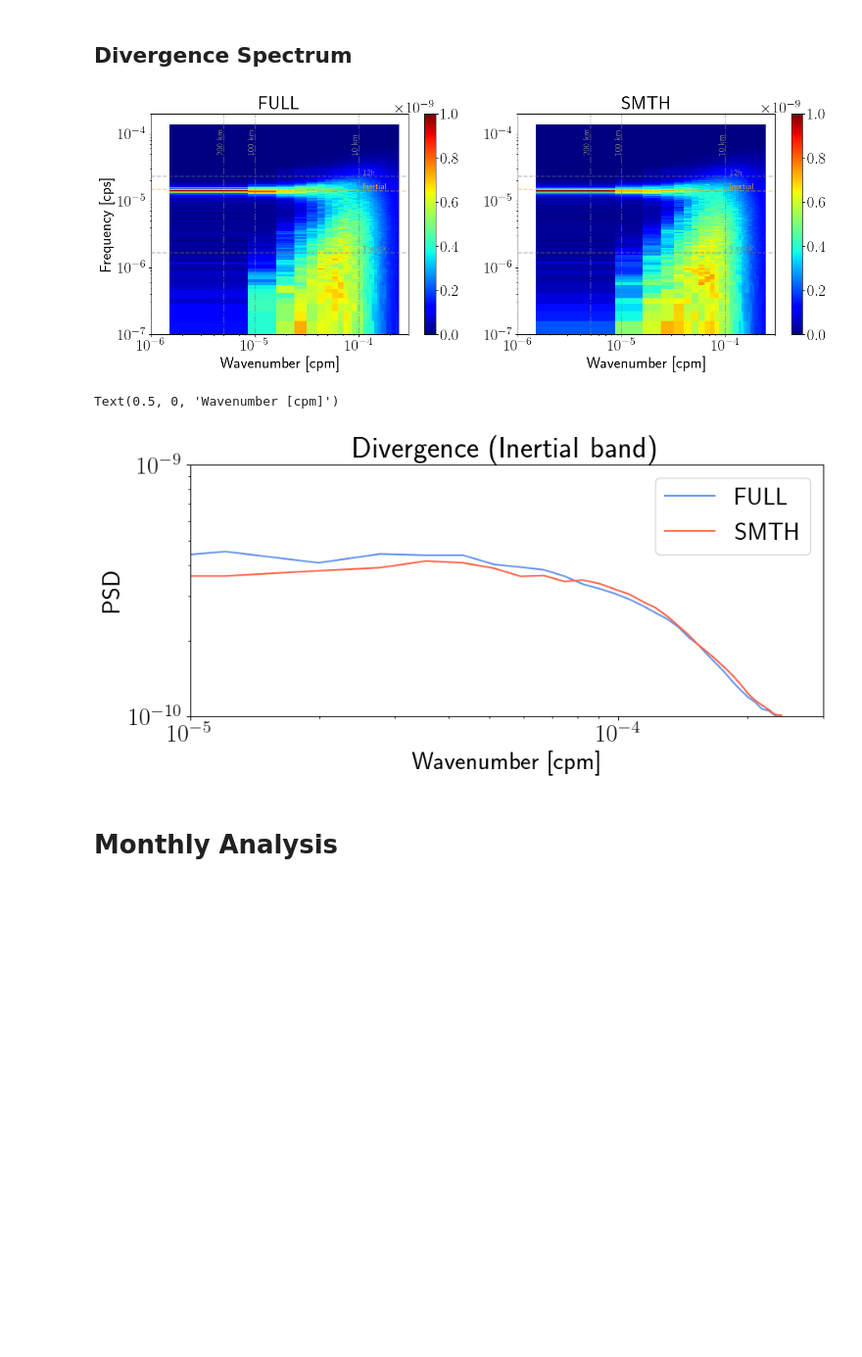
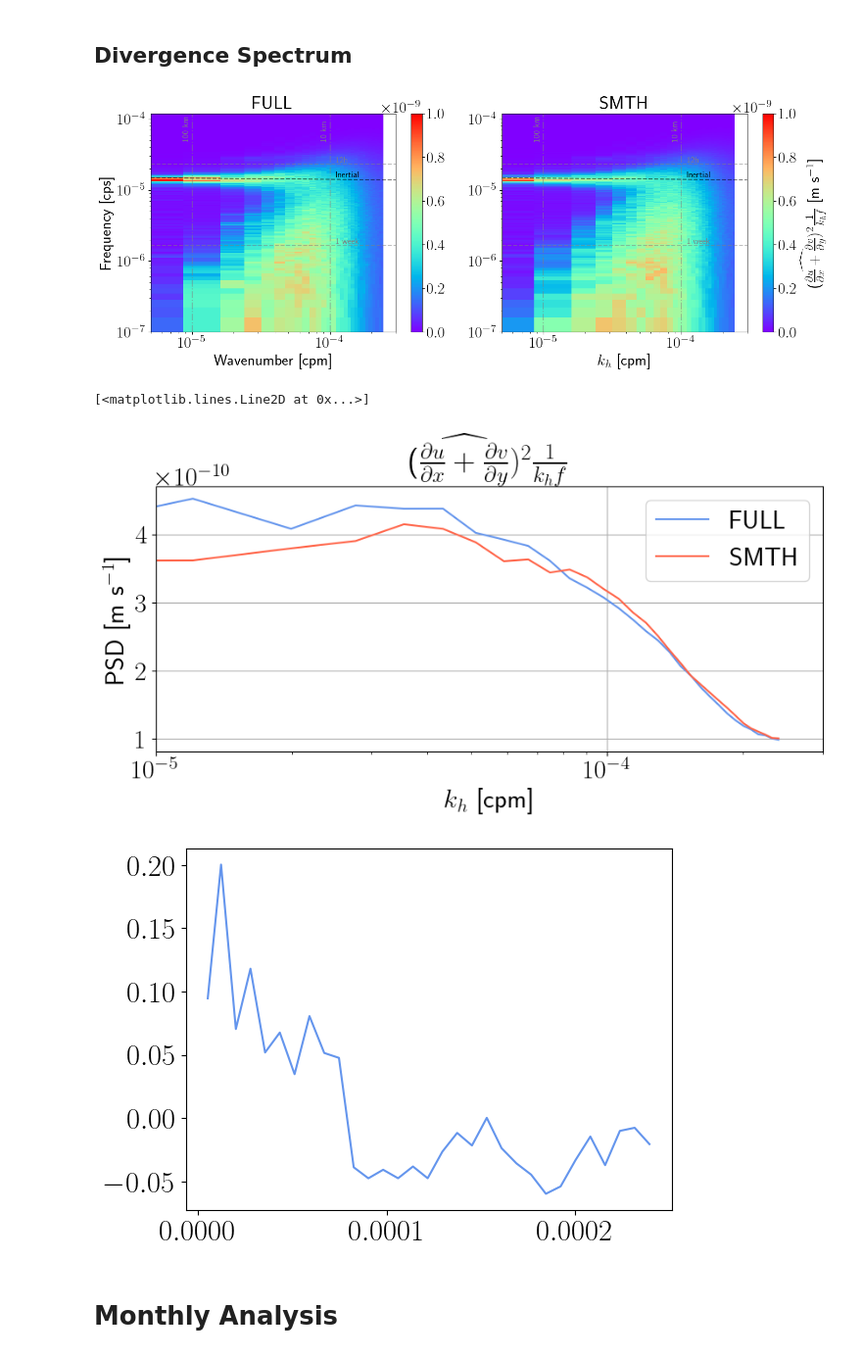
Before and after one commit to igoruchoa/FeedbackSubmeso, a Jupyter notebook: notebooks/TFB_NIW_proposal/WRF_freq_3D_parameter_saver.ipynb, the cells around one changed output. Shown at 98% size. Saved outputs shown, nothing was run; the diff lists cells and outputs as text; code cells hidden in the pictures; blank space fills up the shorter version.

Commit message:
Adding WRF NIW_TFB plots

```diff
--- a/notebooks/TFB_NIW_proposal/WRF_freq_3D_parameter_saver.ipynb
+++ b/notebooks/TFB_NIW_proposal/WRF_freq_3D_parameter_saver.ipynb
@@ -804,19 +853,20 @@ sigma_iso_smth=xrft.isotropize(sigma_smth_spec,fftdim=['freq_x','freq_y'],nfacto
 # %%
 val_min=0
 val_max=1e-9
-xmin=1e-6;xmax=3e-4;ymax=2e-4;ymin=1e-7
+# xmin=1e-6;xmax=3e-4;ymax=2e-4;ymin=1e-7
+xmin=0.5e-5;xmax=3e-4;ymax=1.2e-4;ymin=1e-7
 
 plt.figure(figsize=(15,6))
 
 plt.subplot(1,2,1)
 plt.pcolormesh(sigma_iso_full.freq_r/dxx,sigma_iso_full.freq_time_counter,
-               ((sigma_iso_full.real)/dxx),vmin=val_min,vmax=val_max,cmap='jet')
+               ((sigma_iso_full.real)/dxx),vmin=val_min,vmax=val_max,cmap='rainbow')
 
 'Lines for f'
 plt.plot([xmin,xmax],[sw.f(vart.nav_lat.mean()/(2*np.pi)),sw.f(vart.nav_lat.mean())/(2*np.pi)],
-         color='orange',linestyle='--',alpha=0.5)
+         color='k',linestyle='--',alpha=0.5)
 plt.text(1.1e-4,sw.f(vart.nav_lat.mean())/(2*np.pi)+1e-6,
-         r'Inertial',color='orange',fontsize=12)
+         r'Inertial',color='k',fontsize=12)
 plt.plot([xmin,xmax],[1/(12*60*60),1/(12*60*60)],
          color='gray',label=r'$\frac{f_o}{2\pi}$',linestyle='--',alpha=0.5)
 plt.text(1.1e-4,1/(12*60*60)+1e-6,
@@ -838,12 +888,6 @@ plt.plot([(1e-5),(1e-5)],[ymin,xmax],
 plt.text(8.5e-6,0.5e-4,r'100 km',color='gray',fontsize=12,rotation=90)
 
 
-plt.plot([(1/(200*1e3)),(1/(200*1e3))],[ymin,xmax],
-         color='gray',label=r'$\frac{f_o}{2\pi}$',alpha=0.5,linestyle='-.')
-plt.text(1/(200*1e3) -0.75e-6,0.5e-4,r'200 km',color='gray',fontsize=12,rotation=90)
-
-
-
 
 plt.title('FULL')
 plt.colorbar()
@@ -859,13 +903,13 @@ plt.xlabel(r'Wavenumber [cpm]')
 plt.subplot(1,2,2)
 
 plt.pcolormesh(sigma_iso_smth.freq_r/dxx,sigma_iso_smth.freq_time_counter,
-               ((sigma_iso_smth.real)/dxx),vmin=val_min,vmax=val_max,cmap='jet')
+               ((sigma_iso_smth.real)/dxx),vmin=val_min,vmax=val_max,cmap='rainbow')
 
 'Lines for f'
 plt.plot([xmin,xmax],[sw.f(vart.nav_lat.mean()/(2*np.pi)),sw.f(vart.nav_lat.mean())/(2*np.pi)],
-         color='orange',linestyle='--',alpha=0.5)
+         color='k',linestyle='--',alpha=0.5)
 plt.text(1.1e-4,sw.f(vart.nav_lat.mean())/(2*np.pi)+1e-6,
-         r'Inertial',color='orange',fontsize=12)
+         r'Inertial',color='k',fontsize=12)
 plt.plot([xmin,xmax],[1/(12*60*60),1/(12*60*60)],
          color='gray',label=r'$\frac{f_o}{2\pi}$',linestyle='--',alpha=0.5)
 plt.text(1.1e-4,1/(12*60*60)+1e-6,
@@ -887,46 +931,56 @@ plt.plot([(1e-5),(1e-5)],[ymin,xmax],
 plt.text(8.5e-6,0.5e-4,r'100 km',color='gray',fontsize=12,rotation=90)
 
 
-plt.plot([(1/(200*1e3)),(1/(200*1e3))],[ymin,xmax],
-         color='gray',label=r'$\frac{f_o}{2\pi}$',alpha=0.5,linestyle='-.')
-plt.text(1/(200*1e3) -0.75e-6,0.5e-4,r'200 km',color='gray',fontsize=12,rotation=90)
+plt.title('SMTH')
+
 
 
 plt.title('SMTH')
 
 
-plt.colorbar()
+plt.colorbar(label=r'($\widehat{\frac{\partial u}{\partial x} + \frac{\partial v}{\partial y}})^2  \frac{1}{k_h f}$ [m s$^{-1}$]')
 
 plt.xscale('log')
 plt.yscale('log')
 plt.xlim(xmin,xmax)
 plt.ylim(ymin,ymax)
 
-plt.xlabel(r'Wavenumber [cpm]')
+
+plt.xlabel(r'$k_h$ [cpm]')
+
 plt.tight_layout()
 # %% [output]
-[figure, old version]
+[figure, new version]
 # %%
 band_sigma_full=(sigma_iso_full).sel(freq_time_counter=slice(1.39e-5,1.74e-5))
 band_sigma_smth=(sigma_iso_smth).sel(freq_time_counter=slice(1.39e-5,1.74e-5))
 # %%
 plt.figure(figsize=(10,4))
 plt.plot(band_sigma_full.freq_r/dxx,band_sigma_full.mean('freq_time_counter')/dxx,label='FULL',color='cornflowerblue')
 plt.plot(band_sigma_smth.freq_r/dxx,band_sigma_smth.mean('freq_time_counter')/dxx,label='SMTH',color='tomato')
 
 plt.legend()
 xmin=1e-6;xmax=3e-4
 plt.xscale('log')
-plt.yscale('log')
+# plt.yscale('log')
+plt.grid()
 plt.xlim(1e-5,xmax)
-plt.ylim(1e-10,1e-9)
+# plt.ylim(5e-4,1)
 
-plt.title('Divergence (Inertial band)')
-plt.ylabel(r'PSD ')
-plt.xlabel(r'Wavenumber [cpm]')
+plt.title(r'($\widehat{\frac{\partial u}{\partial x} + \frac{\partial v}{\partial y}})^2  \frac{1}{k_h f}$  ')
+# plt.title('Wind work co-spectrum (16-20h band)')
+
+plt.ylabel(r' PSD [m s$^{-1}$] ')
+plt.xlabel(r'$k_h$ [cpm]')
+
+
+plt.figure()
+
+plt.plot(band_sigma_full.freq_r/dxx,(band_sigma_full.mean('freq_time_counter')-band_sigma_smth.mean('freq_time_counter'))/(band_sigma_full.mean('freq_time_counter')),label='FULL',color='cornflowerblue')
 # %% [output]
-Text(0.5, 0, 'Wavenumber [cpm]')
+[<matplotlib.lines.Line2D at 0x...>]
-[figure, old version]
+[figure, new version]
+[figure, added]
 # %% [markdown]
 # Monthly Analysis
 # %%
```
Also changed, not shown: parts of 29 cells of this notebook, 47 other files.
